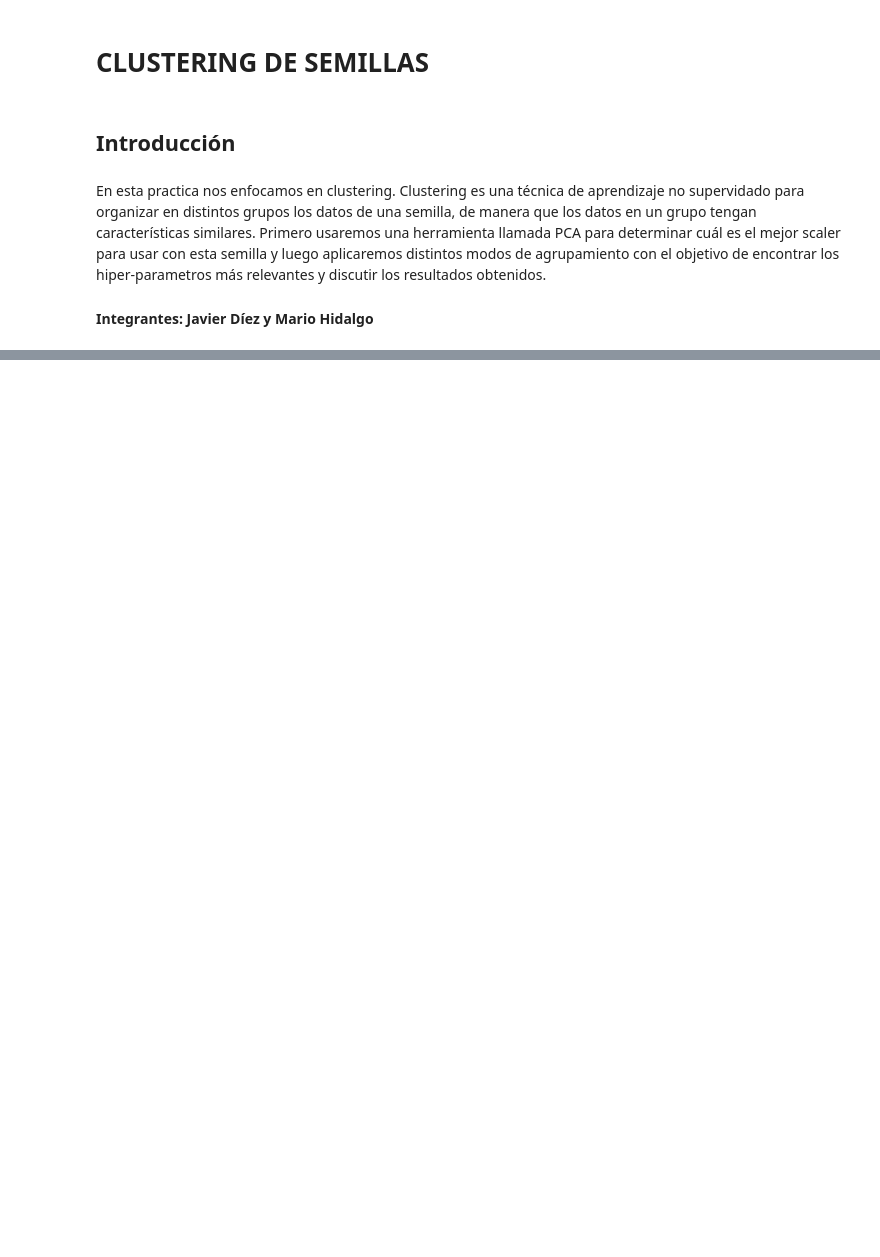
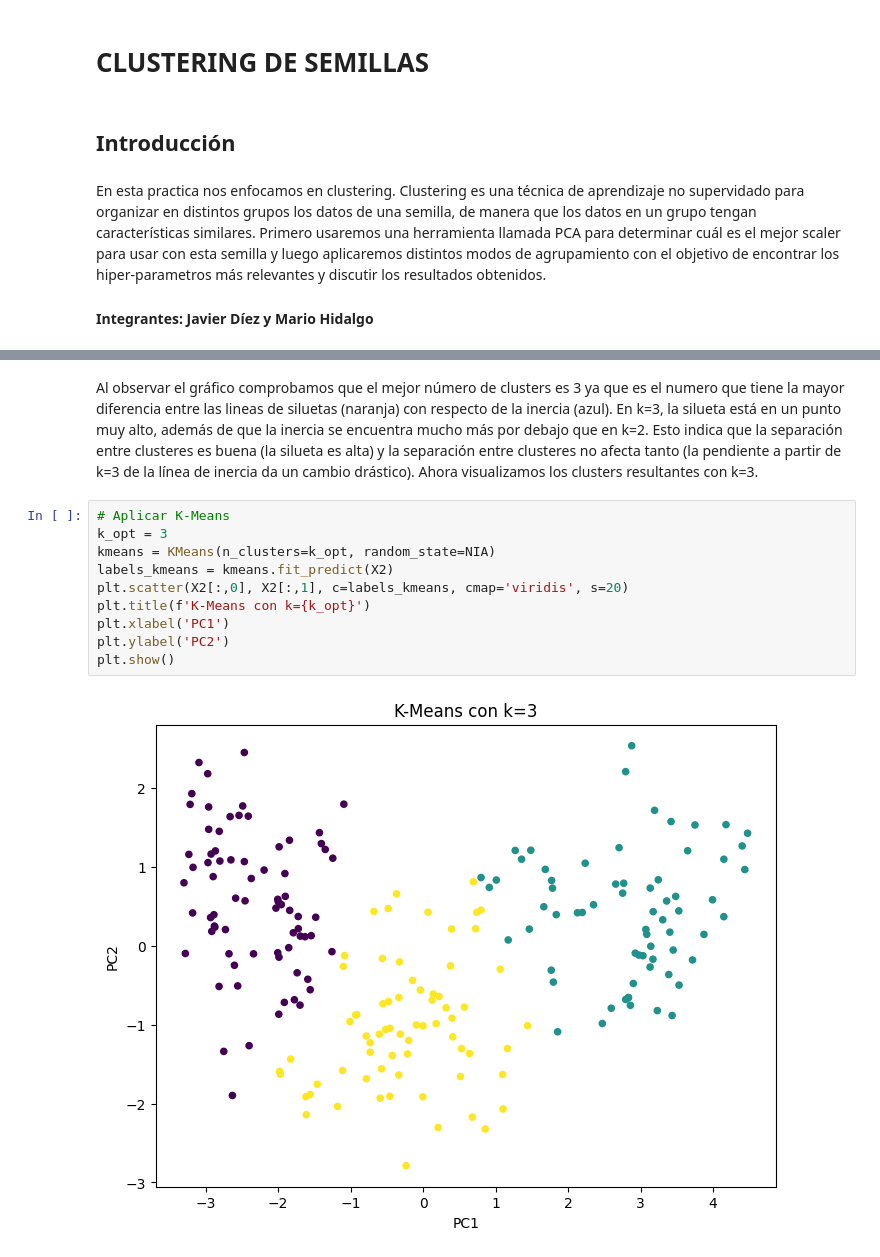
Before and after one commit to 100495801-UC3M/Machine-Learning, a Jupyter notebook: main.ipynb, the cells around one changed output, grey strips where cells are left out. Cells and saved outputs as stored; diff of their text form; blank space fills up the shorter version.

```diff
--- a/main.ipynb
+++ b/main.ipynb
@@ -70,0 +107,15 @@ De los diferentes Scalers, podemos observar que el MinMax es el que nos da unos
+# %% [markdown]
+Al observar el gráfico comprobamos que el mejor número de clusters es 3 ya que es el numero que tiene la mayor diferencia entre las lineas de siluetas (naranja) con respecto de la inercia (azul). En k=3, la silueta está en un punto muy alto, además de que la inercia se encuentra mucho más por debajo que en k=2. Esto indica que la separación entre clusteres es buena (la silueta es alta) y la separación entre clusteres no afecta tanto (la pendiente a partir de k=3 de la línea de inercia da un cambio drástico).
+Ahora visualizamos los clusters resultantes con k=3.
+# %%
+# Aplicar K-Means
+k_opt = 3
+kmeans = KMeans(n_clusters=k_opt, random_state=NIA)
+labels_kmeans = kmeans.fit_predict(X2)
+plt.scatter(X2[:,0], X2[:,1], c=labels_kmeans, cmap='viridis', s=20)
+plt.title(f'K-Means con k={k_opt}')
+plt.xlabel('PC1')
+plt.ylabel('PC2')
+plt.show()
+# %% [output]
+[figure, added]
```
Also changed, not shown: parts of 20 cells of this notebook.
